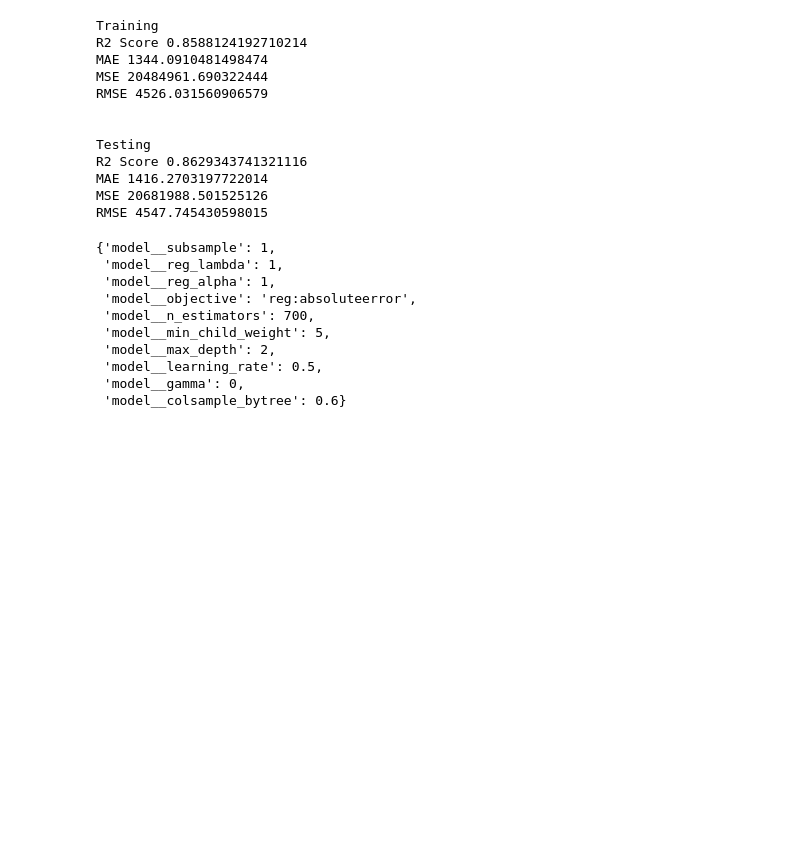
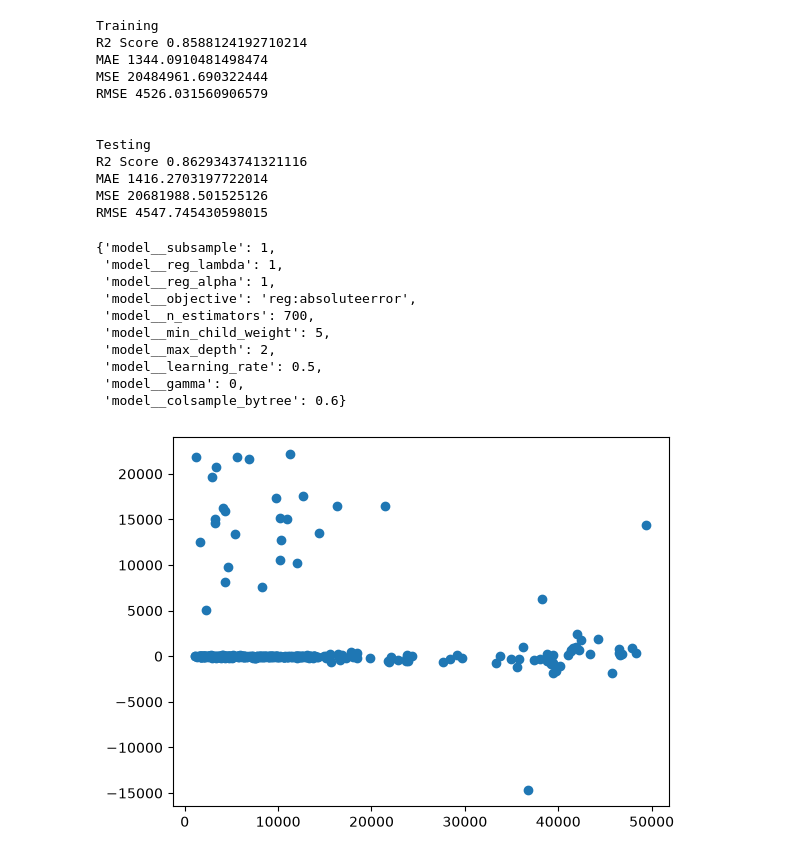
Before and after one commit to YugamdeepGoyal/PremiumPulse, a Jupyter notebook: xgboost.ipynb, the cells around one changed output. Drawn from its saved outputs; the diff is of its cells as text; code cells hidden in the pictures; blank space fills up the shorter version.

```diff
--- a/xgboost.ipynb
+++ b/xgboost.ipynb
@@ -94,3 +94,9 @@ grid.best_params_
  'model__learning_rate': 0.5,
  'model__gamma': 0,
  'model__colsample_bytree': 0.6}
+# %%
+residuals = y_test - y_pred
+plt.scatter(y_pred, residuals)
+plt.show()
+# %% [output]
+[figure, added]
```
